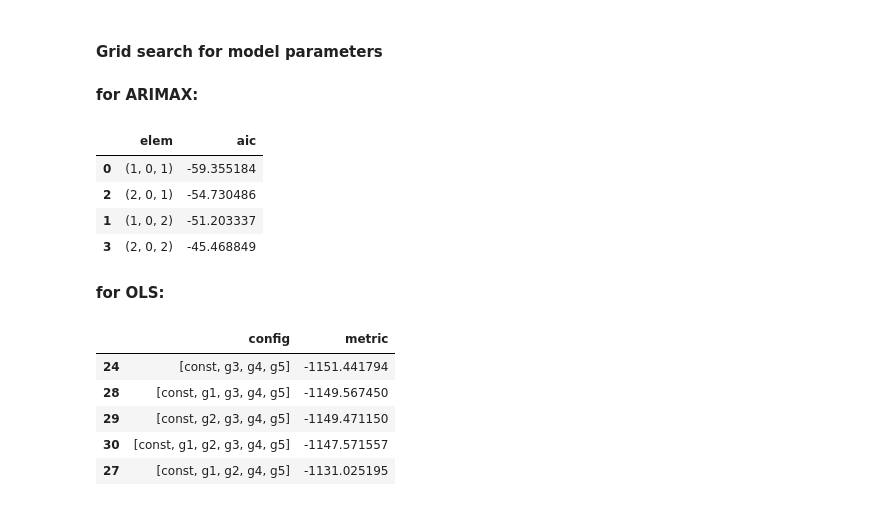
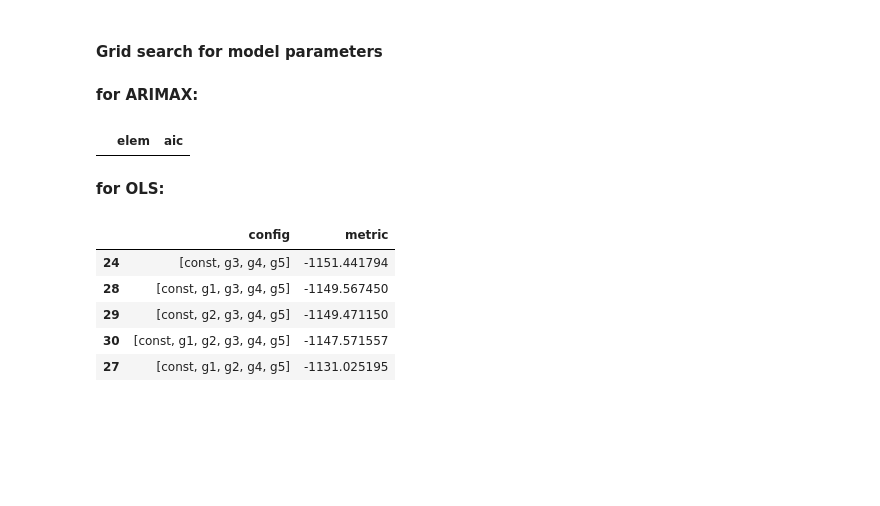
Before and after one commit to a4shubert/statslib, a Jupyter notebook: jupyter/Statslib_Demo.ipynb, the cells around one changed output. Saved outputs shown, nothing was run; the diff lists cells and outputs as text; code cells hidden in the pictures; blank space fills up the shorter version.

```diff
--- a/jupyter/Statslib_Demo.ipynb
+++ b/jupyter/Statslib_Demo.ipynb
@@ -225,28 +225,24 @@ $$
 # %%
 from itertools import product
 
 grid = product(range(1,3), [0], range(1,3))
 
 results = []
 for elem in grid:
     try:
         gc = stb.GeneralCalibrator(sm.tsa.arima.ARIMA,
                                        dict(order=elem,
                                        trend='n',
                                        enforce_stationarity=True))
         gm = stb.GeneralModel(gc, DM)
-        gm.fit(range(10))
+        gm.fit(range(DM.n))
         results.append([elem, gm.fitted.aic])
     except:
         continue
 
 pd.DataFrame(results, columns=['elem', 'aic']).sort_values(by=['aic'], ascending=True)
 # %% [output]
 |  | elem | aic |
-| 0 | (1, 0, 1) | -59.355184 |
-| 2 | (2, 0, 1) | -54.730486 |
-| 1 | (1, 0, 2) | -51.203337 |
-| 3 | (2, 0, 2) | -45.468849 |
 # %% [markdown]
 **for OLS:**
 # %%
```
Also changed, not shown: parts of 7 cells of this notebook.
